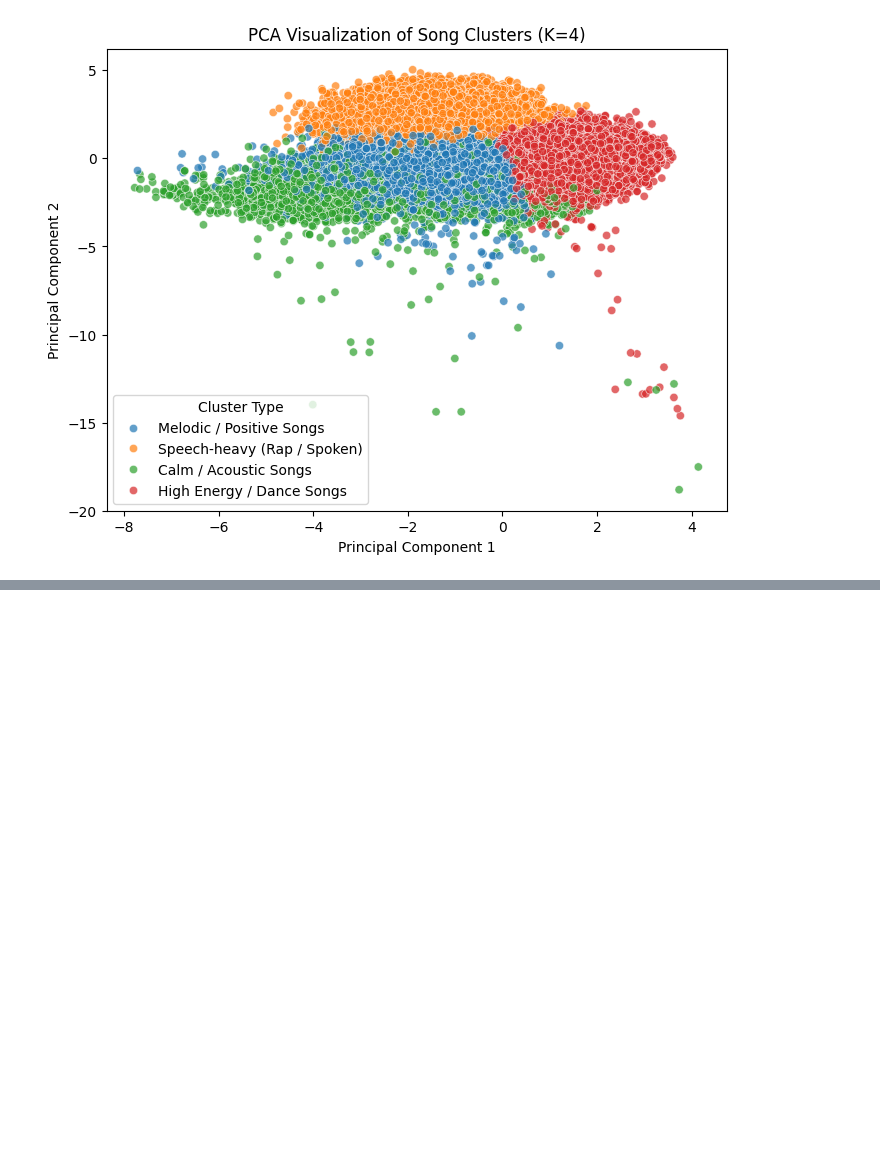
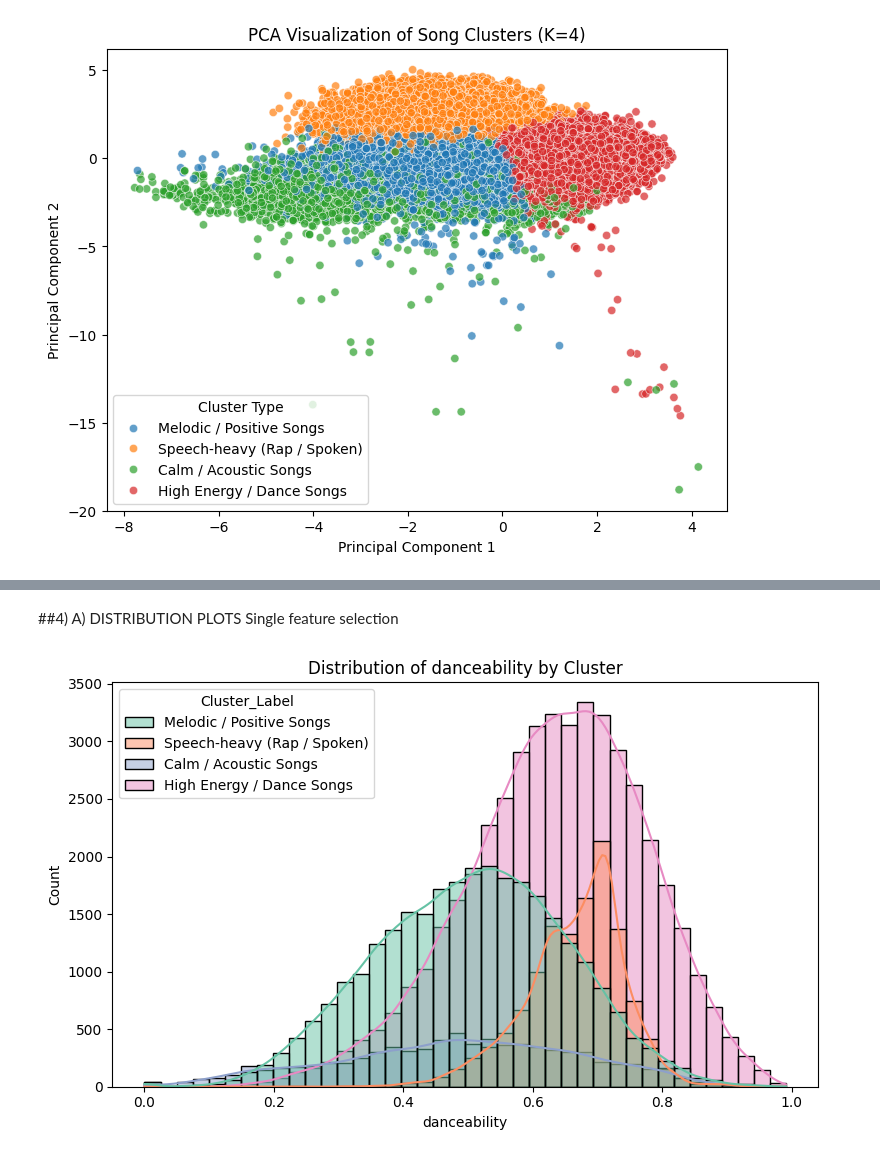
Before and after one commit to sangeethakumar-dev/amazon-music-clustering, a Jupyter notebook: notebook/Amazon_Music_Clustering.ipynb, the cells around one changed output, grey strips where cells are left out. Cells and saved outputs as stored; diff of their text form; code cells hidden in the pictures; blank space fills up the shorter version.

```diff
--- a/notebook/Amazon_Music_Clustering.ipynb
+++ b/notebook/Amazon_Music_Clustering.ipynb
@@ -463,0 +564,22 @@ Overall, the visualization supports the clustering results, demonstrating that w
+# %% [markdown]
+##4) A) DISTRIBUTION PLOTS
+Single feature selection
+# %%
+feature = "danceability"
+
+plt.figure(figsize=(8, 5))
+
+sns.histplot(
+    data=df,
+    x=feature,
+    hue="Cluster_Label",
+    bins=40,
+    kde=True,
+    palette="Set2"
+)
+
+plt.title(f"Distribution of {feature} by Cluster")
+plt.tight_layout()
+plt.show()
+# %% [output]
+[figure, added]
```
Also changed, not shown: parts of 25 cells of this notebook.
